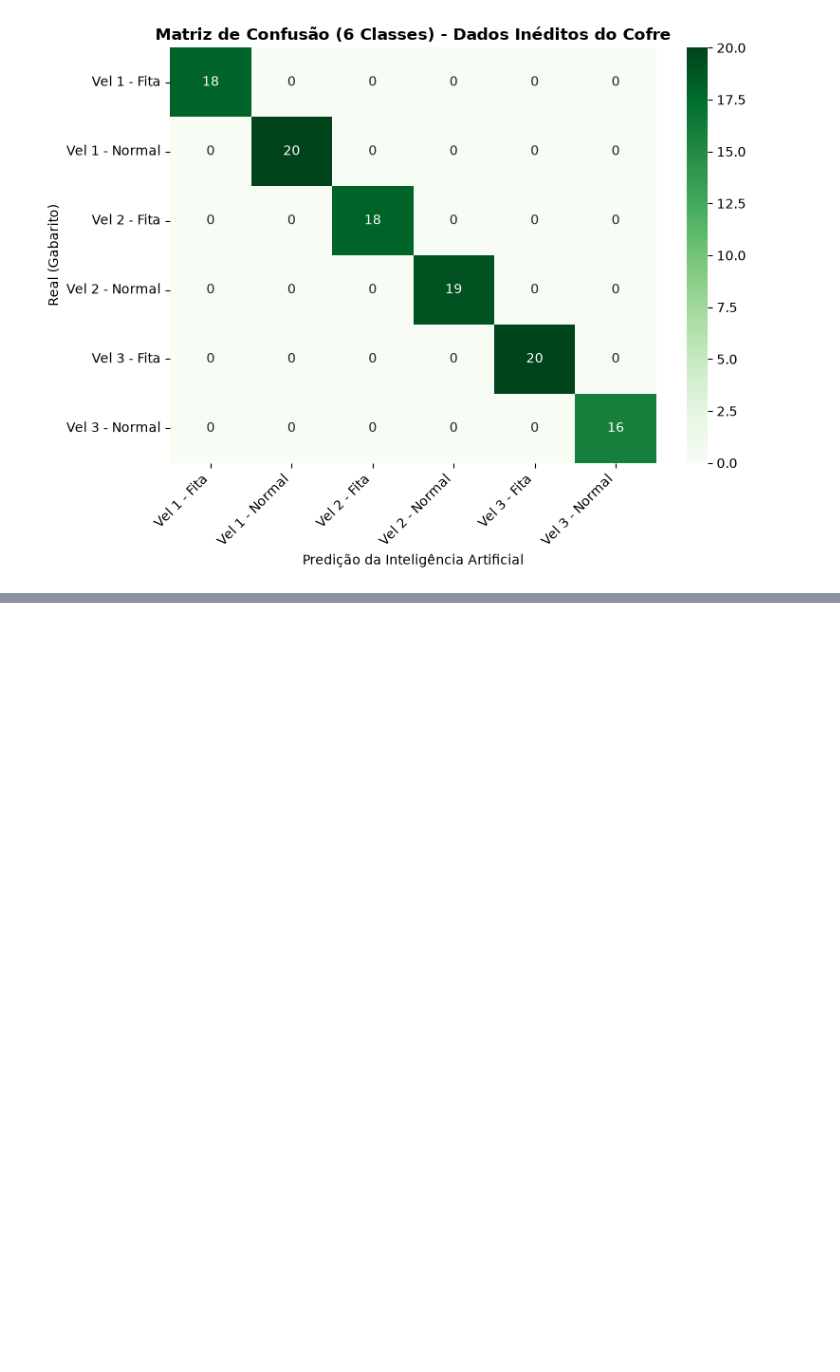
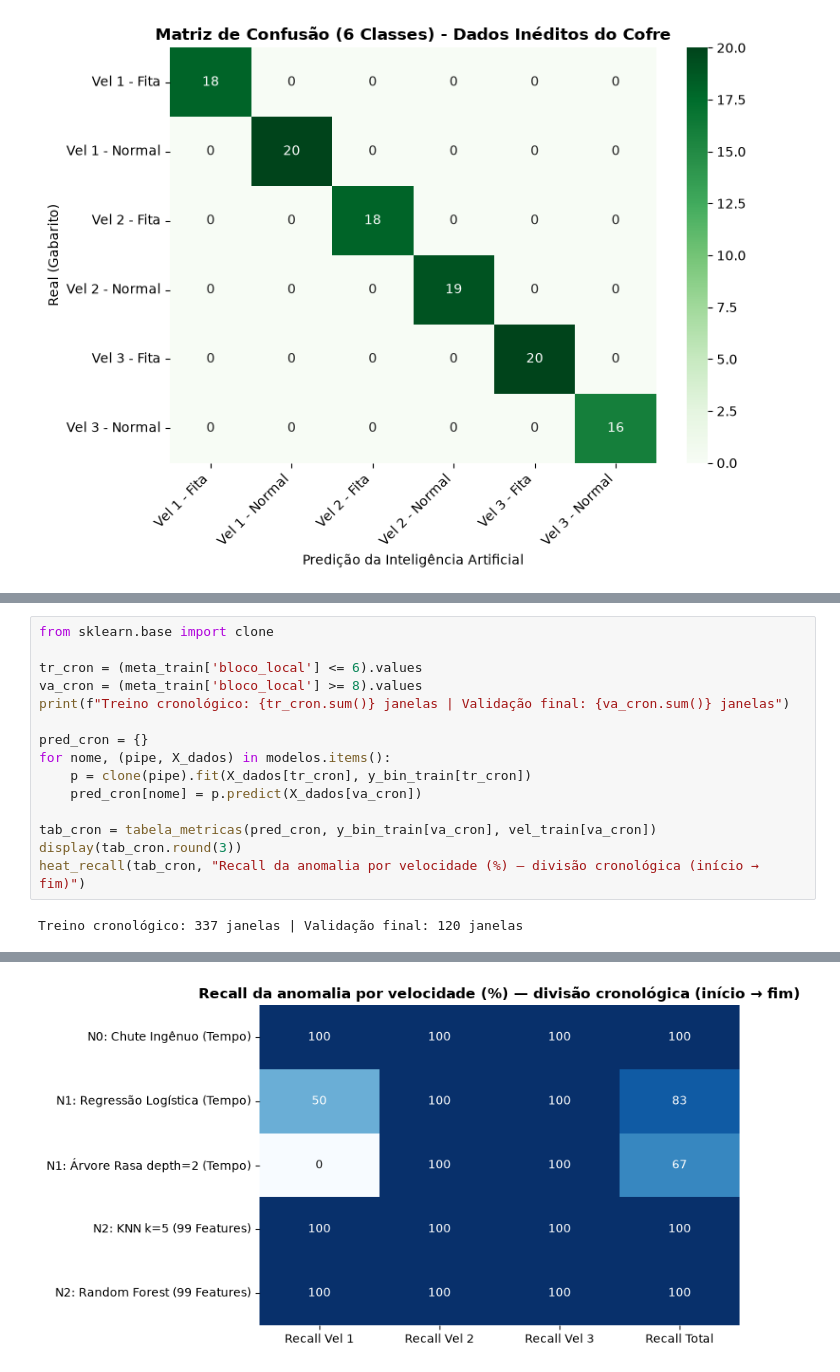
Before and after one commit to GabrielRibeiro5402/TCC, a Jupyter notebook: ML/ml_classifiacao.ipynb, the cells around one changed output, grey strips where cells are left out. Saved outputs shown, nothing was run; the diff lists cells and outputs as text; blank space fills up the shorter version.

```diff
--- a/ML/ml_classifiacao.ipynb
+++ b/ML/ml_classifiacao.ipynb
@@ -995,0 +1155,17 @@ Vel 3 - Fita na Hélice       1.00      1.00      1.00        20
+# %%
+from sklearn.base import clone
+
+tr_cron = (meta_train['bloco_local'] <= 6).values
+va_cron = (meta_train['bloco_local'] >= 8).values
+print(f"Treino cronológico: {tr_cron.sum()} janelas | Validação final: {va_cron.sum()} janelas")
+
+pred_cron = {}
+for nome, (pipe, X_dados) in modelos.items():
+    p = clone(pipe).fit(X_dados[tr_cron], y_bin_train[tr_cron])
+    pred_cron[nome] = p.predict(X_dados[va_cron])
+
+tab_cron = tabela_metricas(pred_cron, y_bin_train[va_cron], vel_train[va_cron])
+display(tab_cron.round(3))
+heat_recall(tab_cron, "Recall da anomalia por velocidade (%) — divisão cronológica (início → fim)")
+# %% [output]
+Treino cronológico: 337 janelas | Validação final: 120 janelas
@@ -995,0 +1178 @@ Vel 3 - Fita na Hélice       1.00      1.00      1.00        20
+[figure, added]
```
Also changed, not shown: parts of 19 cells of this notebook, 4 other files.
